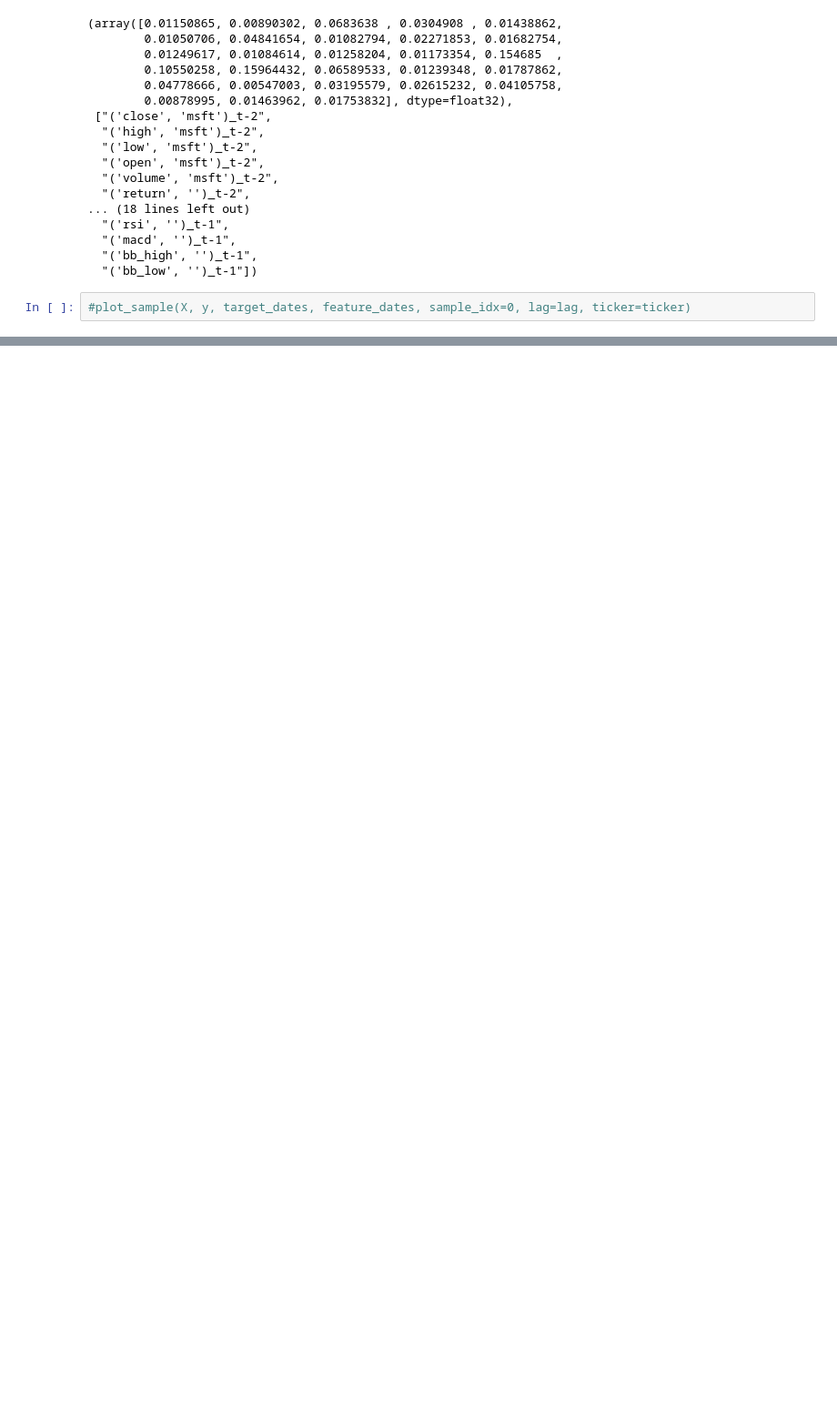
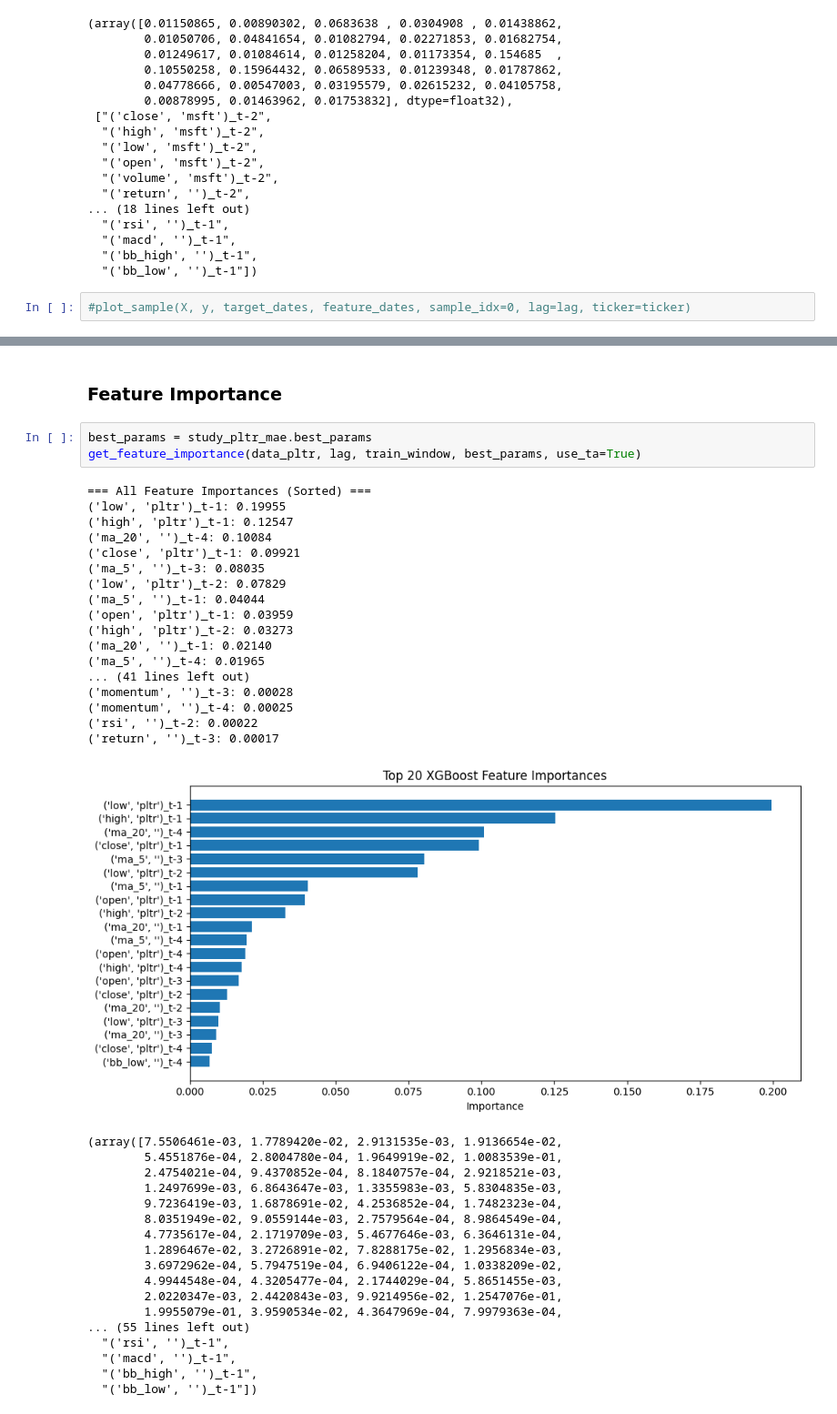
Before and after one commit to ruokokoski/predistocks, a Jupyter notebook: stock_predictor.ipynb, the cells around one changed output, grey strips where cells are left out. Shown at 91% size. Saved outputs shown, nothing was run; the diff lists cells and outputs as text; blank space fills up the shorter version.

```diff
--- a/stock_predictor.ipynb
+++ b/stock_predictor.ipynb
@@ -900,0 +1147,41 @@ get_feature_importance(data, lag, train_window, best_params, use_ta=True)
+# %% [markdown]
+### Feature Importance
+# %%
+best_params = study_pltr_mae.best_params
+get_feature_importance(data_pltr, lag, train_window, best_params, use_ta=True)
+# %% [output]
+=== All Feature Importances (Sorted) ===
+('low', 'pltr')_t-1: 0.19955
+('high', 'pltr')_t-1: 0.12547
+('ma_20', '')_t-4: 0.10084
+('close', 'pltr')_t-1: 0.09921
+('ma_5', '')_t-3: 0.08035
+('low', 'pltr')_t-2: 0.07829
+('ma_5', '')_t-1: 0.04044
+('open', 'pltr')_t-1: 0.03959
+('high', 'pltr')_t-2: 0.03273
+('ma_20', '')_t-1: 0.02140
+('ma_5', '')_t-4: 0.01965
+... (41 lines left out)
+('momentum', '')_t-3: 0.00028
+('momentum', '')_t-4: 0.00025
+('rsi', '')_t-2: 0.00022
+('return', '')_t-3: 0.00017
+[figure, added]
+(array([7.5506461e-03, 1.7789420e-02, 2.9131535e-03, 1.9136654e-02,
+        5.4551876e-04, 2.8004780e-04, 1.9649919e-02, 1.0083539e-01,
+        2.4754021e-04, 9.4370852e-04, 8.1840757e-04, 2.9218521e-03,
+        1.2497699e-03, 6.8643647e-03, 1.3355983e-03, 5.8304835e-03,
+        9.7236419e-03, 1.6878691e-02, 4.2536852e-04, 1.7482323e-04,
+        8.0351949e-02, 9.0559144e-03, 2.7579564e-04, 8.9864549e-04,
+        4.7735617e-04, 2.1719709e-03, 5.4677646e-03, 6.3646131e-04,
+        1.2896467e-02, 3.2726891e-02, 7.8288175e-02, 1.2956834e-03,
+        3.6972962e-04, 5.7947519e-04, 6.9406122e-04, 1.0338209e-02,
+        4.9944548e-04, 4.3205477e-04, 2.1744029e-04, 5.8651455e-03,
+        2.0220347e-03, 2.4420843e-03, 9.9214956e-02, 1.2547076e-01,
+        1.9955079e-01, 3.9590534e-02, 4.3647969e-04, 7.9979363e-04,
+... (55 lines left out)
+  "('rsi', '')_t-1",
+  "('macd', '')_t-1",
+  "('bb_high', '')_t-1",
+  "('bb_low', '')_t-1"])
```
Also changed, not shown: parts of 12 cells of this notebook.
